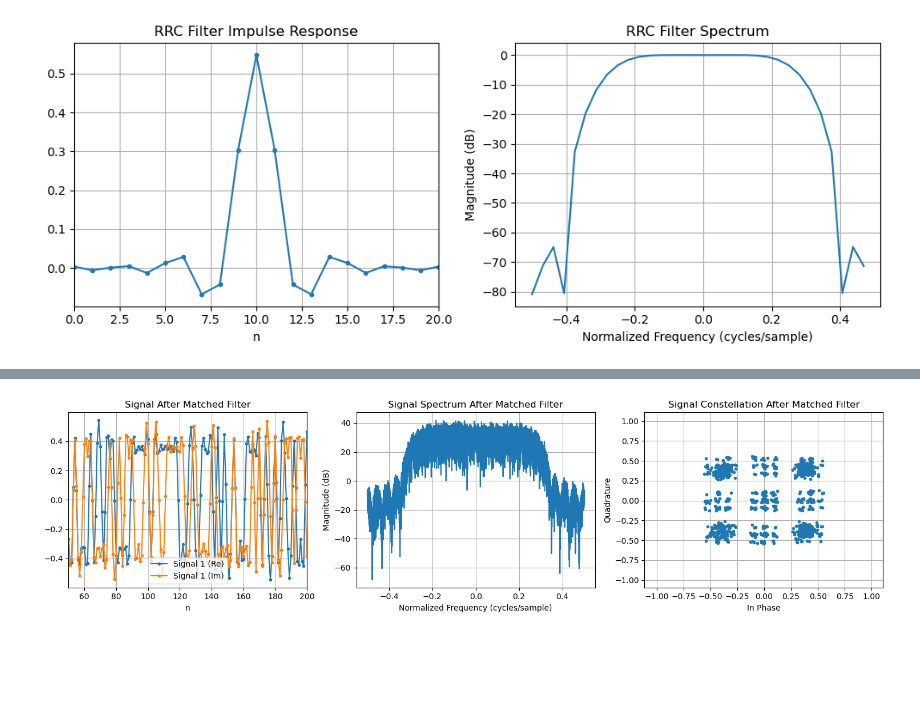
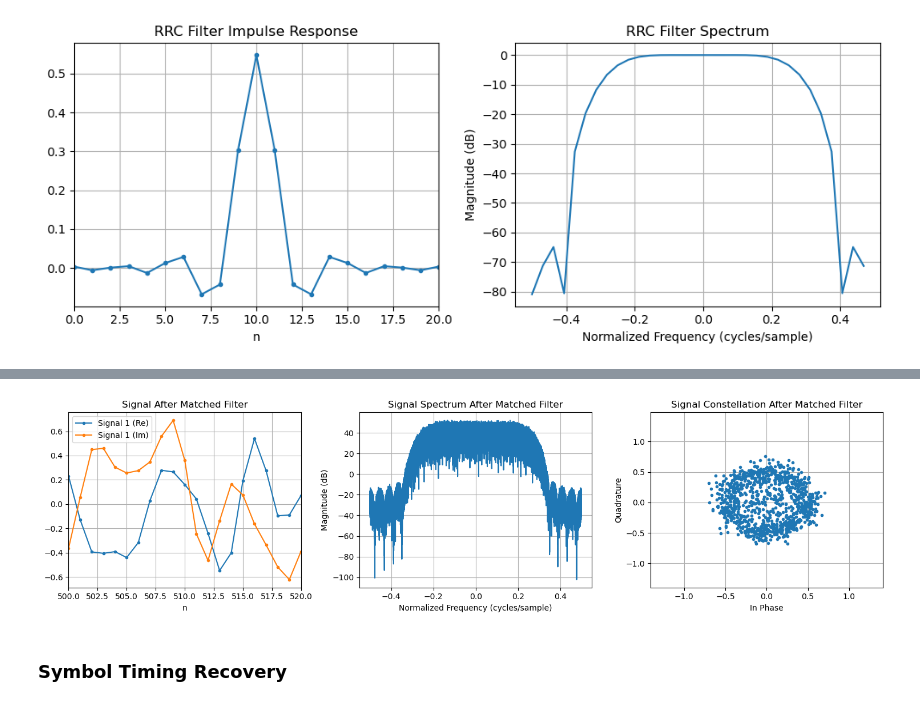
Before and after one commit to cddelong6626/sdr-notebooks, a Jupyter notebook: notebooks/qpsk_sim.ipynb, the cells around one changed output, grey strips where cells are left out. Drawn from its saved outputs; the diff is of its cells as text; code cells hidden in the pictures; blank space fills up the shorter version.

```diff
--- a/notebooks/qpsk_sim.ipynb
+++ b/notebooks/qpsk_sim.ipynb
@@ -47,8 +52,8 @@ import py_utils as pu                       # Python utils
 from py_utils import visualization as vz    # Python visualization utils
 
 # Constants
-SPS = int(2)                        # samples per symbol
-N_BITS = 10**4                      # number of bits to simulate
+SPS = int(2)                        # samples per symbol. Must be 2 for Gardner TED
+N_BITS = 10**5                      # number of bits to simulate
 N_SYMBOLS = int(N_BITS/2)           # qpsk: 2 bits/sample, IF differential coding: +1 symbol
 N_RRC_TAPS = SPS*10 + 1             # number of taps in rrc filter (10 on each side of center)
 SNR_DB = 20                         # channel SNR in dB
@@ -61,9 +70,7 @@ vz.plot_signal(bits_tx, title='TX Bits', xlim=[0, 30]);
 # %%
-### QPSK modulation ###
-
 # Use differential coding to account for phase ambiguity
-# sym_tx = pu.coding.diff_encode_psk_symbols(pu.modulation.modulate_qpsk(bits_tx))
 sym_tx = pu.modulation.modulate_qpsk(bits_tx)
+sym_tx = pu.coding.diff_encode_psk_symbols(sym_tx)
 
 fig, ax = vz.visualize(
     sym_tx,
@@ -143,16 +157,18 @@ fig, ax = vz.visualize(
 # %%
 ### Matched filter ###
 # sig_matched = np.convolve(sig_rx, h_rrc)
-sig_matched = pu.dsp.rrc_filter(sym_upsamp, n_taps=N_RRC_TAPS, Ts=SPS)
+sig_matched = pu.dsp.rrc_filter(sig_rx, n_taps=N_RRC_TAPS, Ts=SPS)
 
 fig, ax = vz.visualize(
     sig_matched,
     plots=('time', 'frequency', 'constellation'),
     plot_kwargs={
-        'time': {'title': 'Signal After Matched Filter', 'xlim': [50, 200]},
+        'time': {'title': 'Signal After Matched Filter', 'xlim': [500, 520]},
         'frequency': {'title': 'Signal Spectrum After Matched Filter'},
         'constellation': {'title': 'Signal Constellation After Matched Filter'}
     }
 );
 # %% [output]
-[figure, old version]
+[figure, new version]
+# %% [markdown]
+### Symbol Timing Recovery
```
Also changed, not shown: parts of 22 cells of this notebook, 16 other files.
